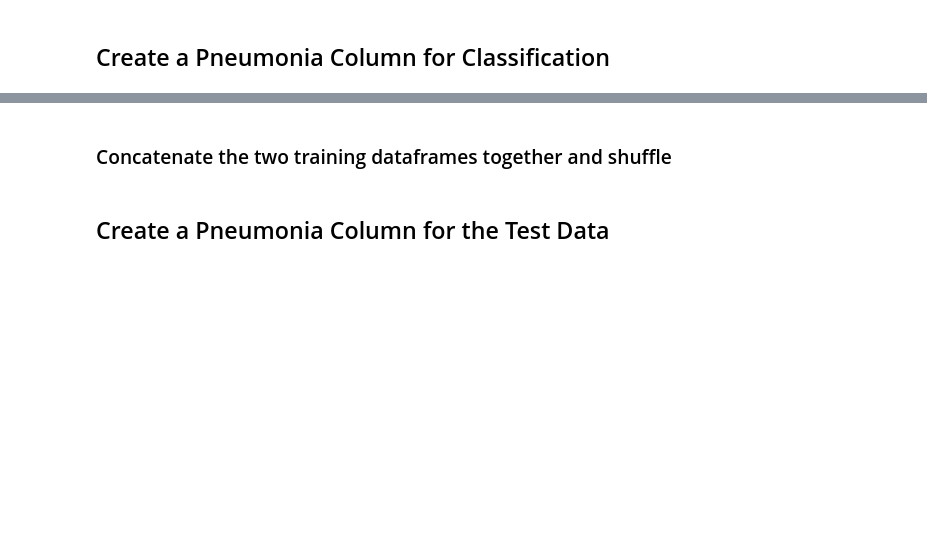
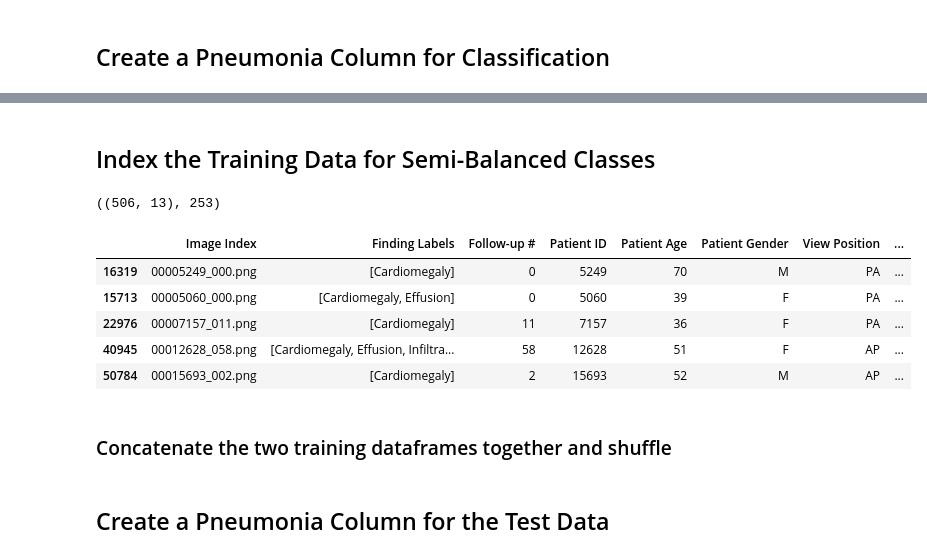
Before and after one commit to dagartga/Chest_X-Ray_Pneumonia_Classifier, a Jupyter notebook: nih-x-ray-classification.ipynb, the cells around one changed output, grey strips where cells are left out. Saved outputs shown, nothing was run; the diff lists cells and outputs as text; code cells hidden in the pictures; blank space fills up the shorter version.

```diff
--- a/nih-x-ray-classification.ipynb
+++ b/nih-x-ray-classification.ipynb
@@ -440,0 +537,8 @@ train_no_pneumonia.shape
+# %%
+# create a function for returning a dataframe with a certain disease and sample size
+def sample_pneumonia(df, disease, sample_size=253):
+    return df[df['Pneumonia'] == 1].sample(n=sample_size)
+# %%
+pneumonia_sample_df = sample_pneumonia(trn_disease_df, 'Pneumonia')
+select_train_df = pd.concat([select_train_df, pneumonia_sample_df], axis=0)
+select_train_df.sum()
@@ -440,0 +562,18 @@ train_no_pneumonia.shape
+# %% [markdown]
+## Index the Training Data for Semi-Balanced Classes
+# %%
+filter_index = select_train_df.index
+# %%
+final_train_df = train_df.iloc[filter_index, :]
+final_train_df.shape, final_train_df['Pneumonia'].sum()
+# %% [output]
+((506, 13), 253)
+# %%
+final_train_df.head()
+# %% [output]
+|  | Image Index | Finding Labels | Follow-up # | Patient ID | Patient Age | Patient Gender | View Position | ... |
+| 16319 | 00005249_000.png | [Cardiomegaly] | 0 | 5249 | 70 | M | PA | ... |
+| 15713 | 00005060_000.png | [Cardiomegaly, Effusion] | 0 | 5060 | 39 | F | PA | ... |
+| 22976 | 00007157_011.png | [Cardiomegaly] | 11 | 7157 | 36 | F | PA | ... |
+| 40945 | 00012628_058.png | [Cardiomegaly, Effusion, Infiltra... | 58 | 12628 | 51 | F | AP | ... |
+| 50784 | 00015693_002.png | [Cardiomegaly] | 2 | 15693 | 52 | M | AP | ... |
```
Also changed, not shown: parts of 28 cells of this notebook.
